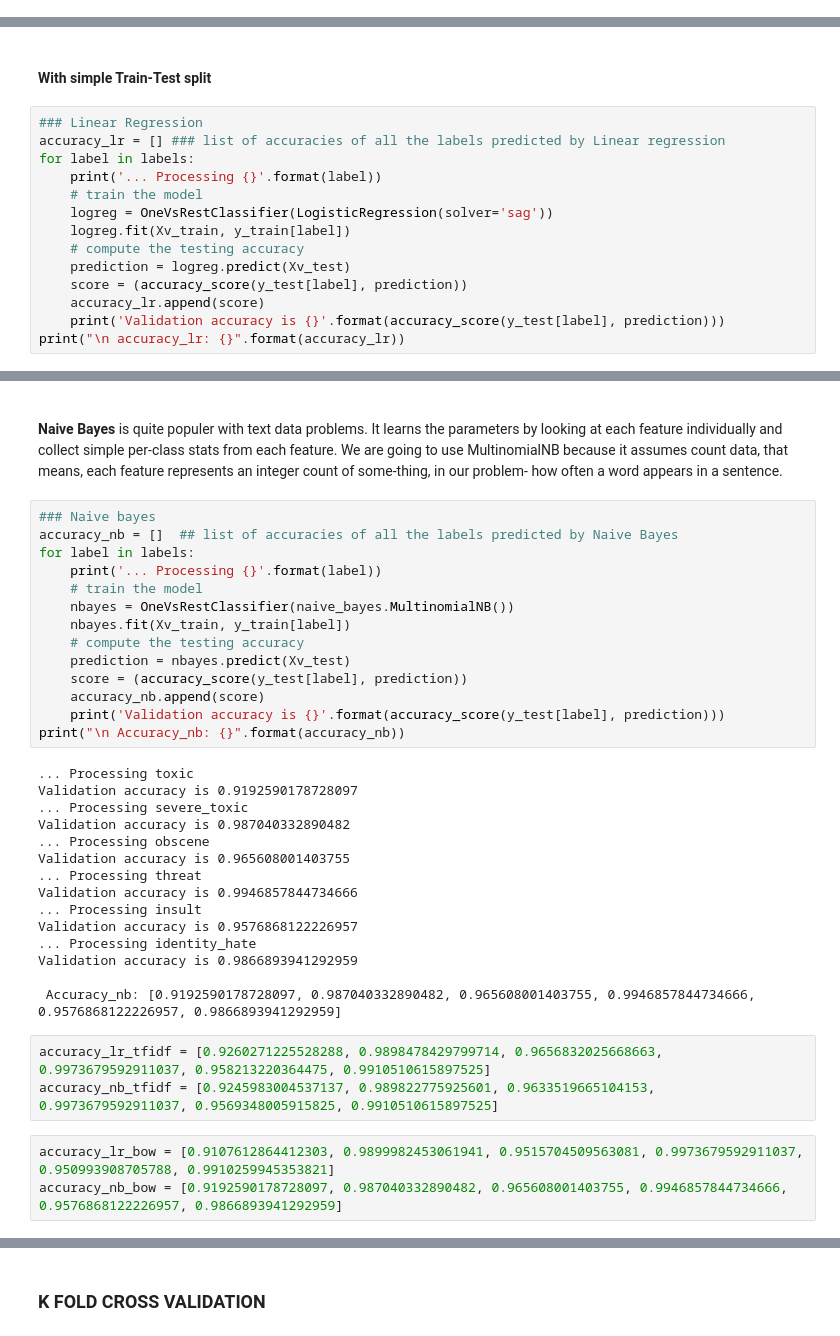
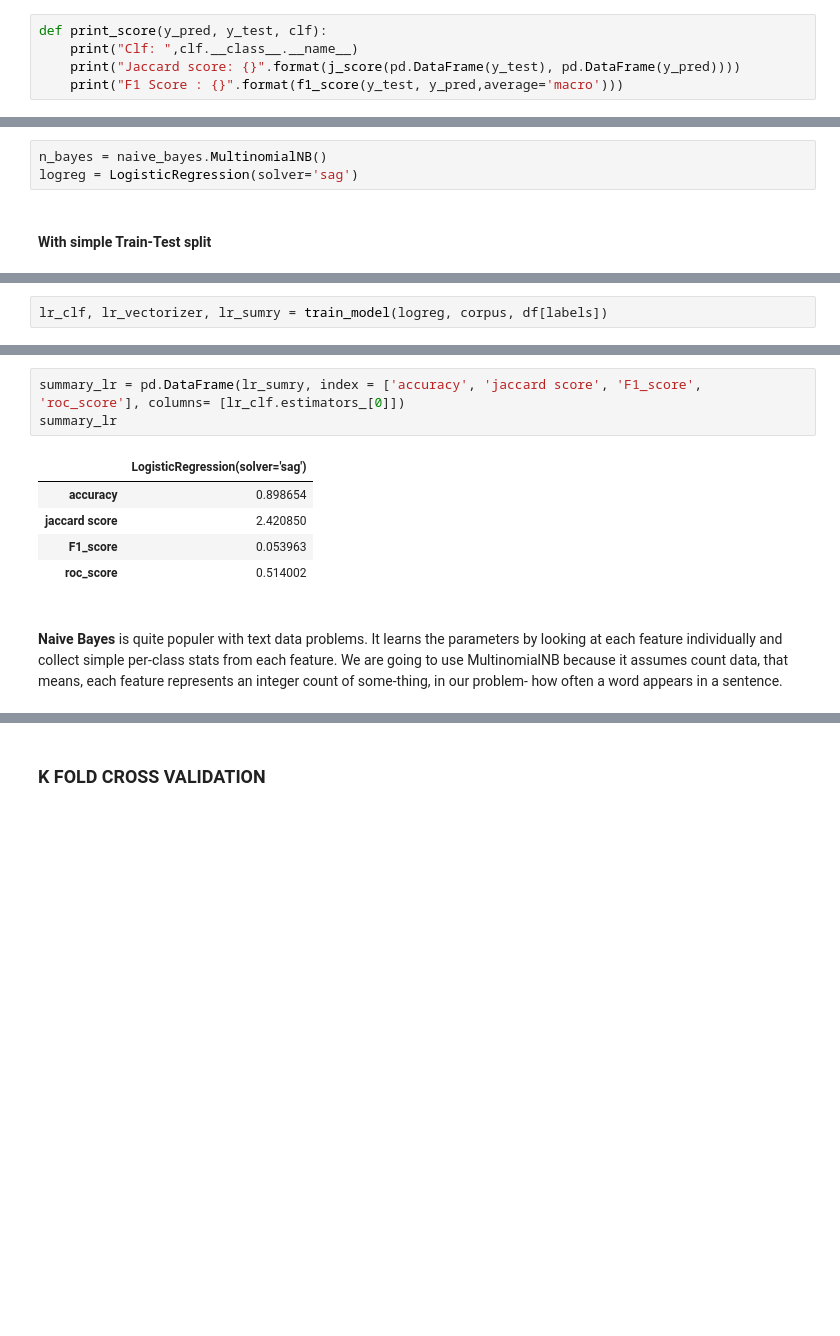
Before and after one commit to Navjotbians/toxic-comment-classifier, a Jupyter notebook: notebooks/modelling.ipynb, the cells around one changed output, grey strips where cells are left out. Cells and saved outputs as stored; diff of their text form; blank space fills up the shorter version.

```diff
--- a/notebooks/modelling.ipynb
+++ b/notebooks/modelling.ipynb
@@ -111,2 +105,7 @@ Now word embeddings are ready for `X_train`  and `X_test` data. These embeddings
+# %%
+def print_score(y_pred, y_test, clf):
+    print("Clf: ",clf.__class__.__name__)
+    print("Jaccard score: {}".format(j_score(pd.DataFrame(y_test), pd.DataFrame(y_pred))))
+    print("F1 Score : {}".format(f1_score(y_test, y_pred,average='macro')))
 # %% [markdown]
 ### Training
@@ -118,16 +170,5 @@ We will use Logistic regression for this dataset to start with and the solver we
+# %%
+n_bayes = naive_bayes.MultinomialNB()
+logreg = LogisticRegression(solver='sag')
 # %% [markdown]
 #### With simple Train-Test split
-# %%
-### Linear Regression
-accuracy_lr = [] ### list of accuracies of all the labels predicted by Linear regression
-for label in labels:
-    print('... Processing {}'.format(label))
-    # train the model
-    logreg = OneVsRestClassifier(LogisticRegression(solver='sag'))
-    logreg.fit(Xv_train, y_train[label])
-    # compute the testing accuracy
-    prediction = logreg.predict(Xv_test)
-    score = (accuracy_score(y_test[label], prediction))
-    accuracy_lr.append(score)
-    print('Validation accuracy is {}'.format(accuracy_score(y_test[label], prediction)))
-print("\n accuracy_lr: {}".format(accuracy_lr))
@@ -133,0 +180,2 @@ print("\n accuracy_lr: {}".format(accuracy_lr))
+# %%
+lr_clf, lr_vectorizer, lr_sumry = train_model(logreg, corpus, df[labels])
@@ -134,38 +203,12 @@ print("\n accuracy_lr: {}".format(accuracy_lr))
+# %%
+summary_lr = pd.DataFrame(lr_sumry, index = ['accuracy', 'jaccard score', 'F1_score', 'roc_score'], columns= [lr_clf.estimators_[0]])
+summary_lr
+# %% [output]
+|  | LogisticRegression(solver='sag') |
+| accuracy | 0.898654 |
+| jaccard score | 2.420850 |
+| F1_score | 0.053963 |
+| roc_score | 0.514002 |
 # %% [markdown]
 <br>**Naive Bayes** is quite populer with text data problems. It learns the parameters by looking at each feature individually and collect simple per-class stats from each feature.
 We are going to use MultinomialNB because it assumes count data, that means, each feature represents an integer count of some-thing, in our problem- how often a word appears in a sentence.
-# %%
-### Naive bayes
-accuracy_nb = []  ## list of accuracies of all the labels predicted by Naive Bayes
-for label in labels:
-    print('... Processing {}'.format(label))
-    # train the model
-    nbayes = OneVsRestClassifier(naive_bayes.MultinomialNB())
-    nbayes.fit(Xv_train, y_train[label])
-    # compute the testing accuracy
-    prediction = nbayes.predict(Xv_test)
-    score = (accuracy_score(y_test[label], prediction))
-    accuracy_nb.append(score)
-    print('Validation accuracy is {}'.format(accuracy_score(y_test[label], prediction)))
-print("\n Accuracy_nb: {}".format(accuracy_nb))
-# %% [output]
-... Processing toxic
-Validation accuracy is 0.9192590178728097
-... Processing severe_toxic
-Validation accuracy is 0.987040332890482
-... Processing obscene
-Validation accuracy is 0.965608001403755
-... Processing threat
-Validation accuracy is 0.9946857844734666
-... Processing insult
-Validation accuracy is 0.9576868122226957
-... Processing identity_hate
-Validation accuracy is 0.9866893941292959
-
- Accuracy_nb: [0.9192590178728097, 0.987040332890482, 0.965608001403755, 0.9946857844734666, 0.9576868122226957, 0.9866893941292959]
-# %%
-accuracy_lr_tfidf = [0.9260271225528288, 0.9898478429799714, 0.9656832025668663, 0.9973679592911037, 0.958213220364475, 0.9910510615897525]
-accuracy_nb_tfidf = [0.9245983004537137, 0.989822775925601, 0.9633519665104153, 0.9973679592911037, 0.9569348005915825, 0.9910510615897525]
-# %%
-accuracy_lr_bow = [0.9107612864412303, 0.9899982453061941, 0.9515704509563081, 0.9973679592911037, 0.950993908705788, 0.9910259945353821]
-accuracy_nb_bow = [0.9192590178728097, 0.987040332890482, 0.965608001403755, 0.9946857844734666, 0.9576868122226957, 0.9866893941292959]
```
Also changed, not shown: parts of 72 cells of this notebook.
